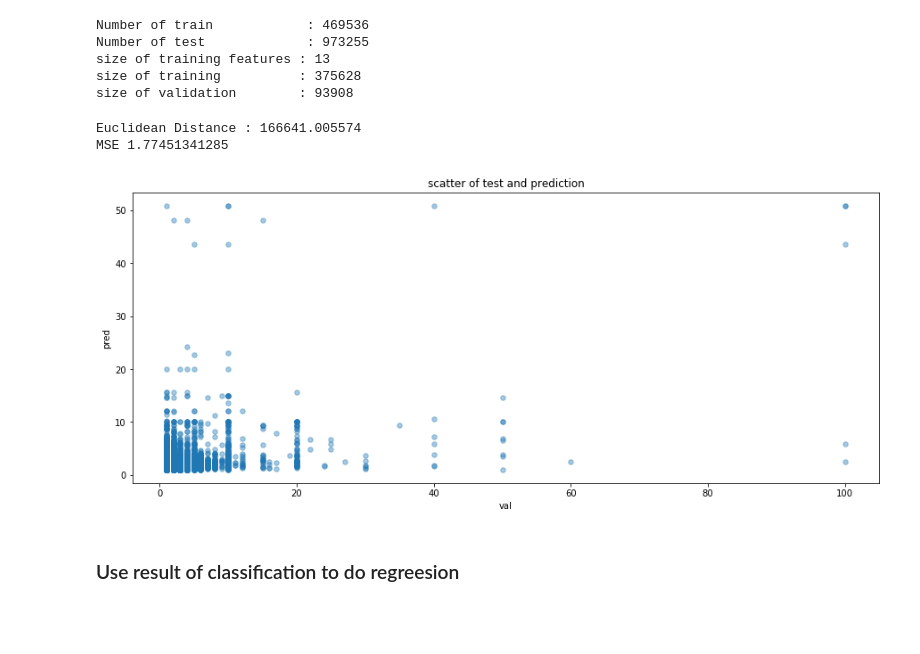
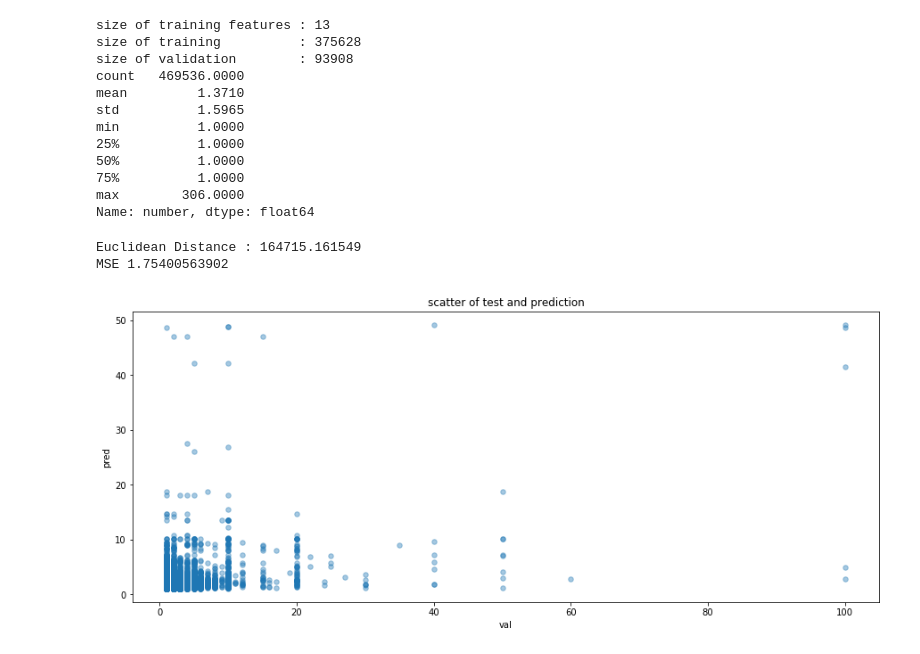
Before and after one commit to t830506/Data_Mining_Cup, a Jupyter notebook: c_regression_model.ipynb, the cells around one changed output. Cells and saved outputs as stored; diff of their text form; code cells hidden in the pictures; blank space fills up the shorter version.

```diff
--- a/c_regression_model.ipynb
+++ b/c_regression_model.ipynb
@@ -24,7 +24,7 @@ def importdataset(path):
     print ("size of NaN      :", df.shape[0] - df1.shape[0])
     return df
 
-def processing_reg(model, X_train, y_train, X_val, y_val):
+def processing_reg(model):
     model.fit(X_train, y_train)
     pred = model.predict(X_val)
     score = np.dot((pred - y_val).T, (pred - y_val))
@@ -37,7 +37,7 @@ def processing_reg(model, X_train, y_train, X_val, y_val):
                     title = "scatter of test and prediction",
                     s = 30, alpha = 0.4)
     plt.show()
-    return pred
+    return df
 # %%
 df = importdataset("train_clean.csv")
 item = importdataset("items_clean.csv")
@@ -97,7 +94,7 @@ min           0.0000
 max         306.0000
 Name: number, dtype: float64
 # %%
-rfr = RandomForestRegressor(n_estimators             = 10,
+rfr = RandomForestRegressor(n_estimators             = 100,
                             max_features             = 5,
                             criterion                = 'mse',
                             max_depth                = None,
@@ -127,9 +137,4 @@ MSE 0.894902428194
 # %%
-### training validation testing
-train = df[(df.day <= 62)].sort_values(['lineID'], ascending = True).reset_index(drop = True)
-test = df[(df.day > 62)].sort_values(['lineID'], ascending = True).reset_index(drop = True)
-train = train[(train.label == 2)]
-
 col = ['adFlag','availability','competitorPrice','price','manufacturer','group','content','unit',
        'pharmForm','genericProduct','salesIndex','category','rrp']
 X = train[col]
@@ -140,22 +145,26 @@ X_val = X.iloc[int(X.shape[0]*0.8):, :]
 y_train = np.array(y.iloc[:int(y.shape[0]*0.8), :]).reshape(X_train.shape[0], )
 y_val = np.array(y.iloc[int(y.shape[0]*0.8):, :]).reshape(X_val.shape[0], )
 
-print('Number of train            : %d' % train.shape[0])
-print('Number of test             : %d' % test.shape[0])
 print ("size of training features :", X_train.shape[1])
 print ("size of training          :", X_train.shape[0])
 print ("size of validation        :", X_val.shape[0])
+print (y.number.describe())
 # %% [output]
-Number of train            : 469536
-Number of test             : 973255
 size of training features : 13
 size of training          : 375628
 size of validation        : 93908
+count   469536.0000
+mean         1.3710
+std          1.5965
+min          1.0000
+25%          1.0000
+50%          1.0000
+75%          1.0000
+max        306.0000
+Name: number, dtype: float64
 # %%
-pred_rfr = processing_reg(rfr, X_train, y_train, X_val, y_val)
+pred_rfr = processing_reg(rfr)
 # %% [output]
-Euclidean Distance : 166641.005574
-MSE 1.77451341285
+Euclidean Distance : 164715.161549
+MSE 1.75400563902
-[figure, old version]
+[figure, new version]
-# %% [markdown]
-### Use result of classification to do regreesion
```
Also changed, not shown: parts of 10 cells of this notebook, 2 other files.
